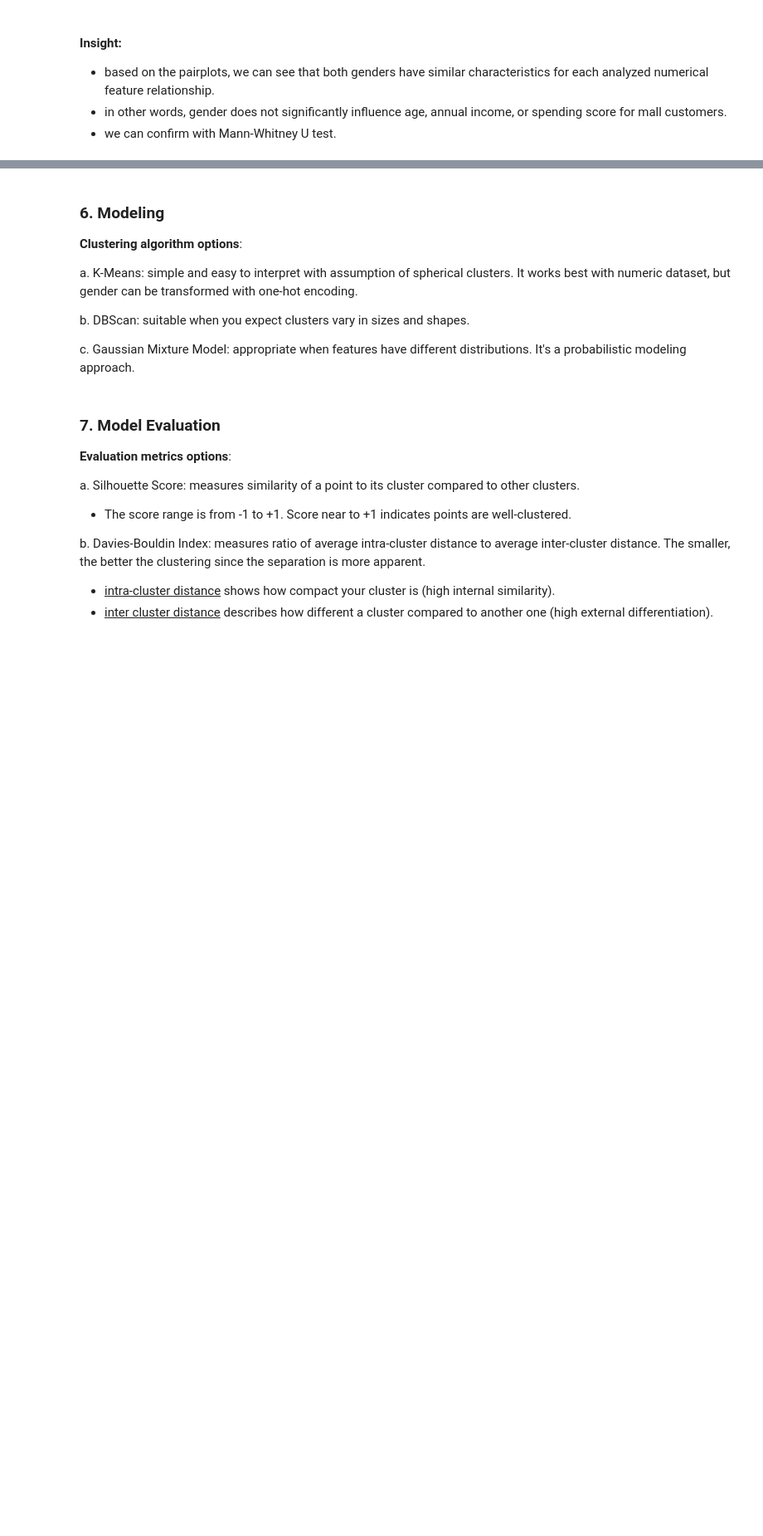
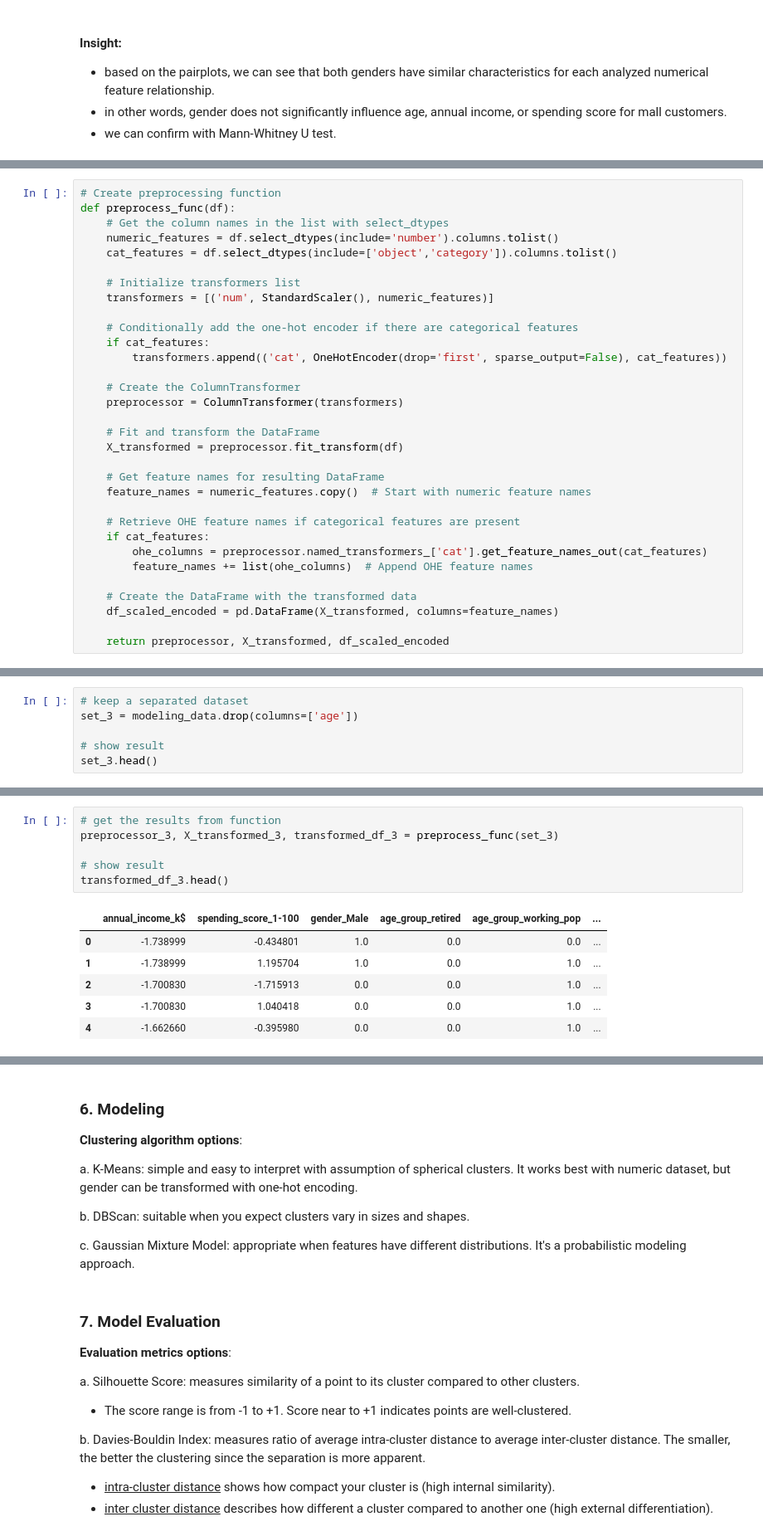
Before and after one commit to catherinehelenna/Market-Basket-Analysis, a Jupyter notebook: modeling.ipynb, the cells around one changed output, grey strips where cells are left out. Shown: that part at 83% size. Cells and saved outputs as stored; diff of their text form; blank space fills up the shorter version.

```diff
--- a/modeling.ipynb
+++ b/modeling.ipynb
@@ -186,0 +277,32 @@ plt.show()
+# %%
+# Create preprocessing function
+def preprocess_func(df):
+    # Get the column names in the list with select_dtypes
+    numeric_features = df.select_dtypes(include='number').columns.tolist()
+    cat_features = df.select_dtypes(include=['object','category']).columns.tolist()
+
+    # Initialize transformers list
+    transformers = [('num', StandardScaler(), numeric_features)]
+
+    # Conditionally add the one-hot encoder if there are categorical features
+    if cat_features:
+        transformers.append(('cat', OneHotEncoder(drop='first', sparse_output=False), cat_features))
+
+    # Create the ColumnTransformer
+    preprocessor = ColumnTransformer(transformers)
+
+    # Fit and transform the DataFrame
+    X_transformed = preprocessor.fit_transform(df)
+
+    # Get feature names for resulting DataFrame
+    feature_names = numeric_features.copy()  # Start with numeric feature names
+
+    # Retrieve OHE feature names if categorical features are present
+    if cat_features:
+        ohe_columns = preprocessor.named_transformers_['cat'].get_feature_names_out(cat_features)
+        feature_names += list(ohe_columns)  # Append OHE feature names
+
+    # Create the DataFrame with the transformed data
+    df_scaled_encoded = pd.DataFrame(X_transformed, columns=feature_names)
+
+    return preprocessor, X_transformed, df_scaled_encoded
@@ -186,0 +399,6 @@ plt.show()
+# %%
+# keep a separated dataset
+set_3 = modeling_data.drop(columns=['age'])
+
+# show result
+set_3.head()
@@ -186,0 +426,13 @@ plt.show()
+# %%
+# get the results from function
+preprocessor_3, X_transformed_3, transformed_df_3 = preprocess_func(set_3)
+
+# show result
+transformed_df_3.head()
+# %% [output]
+|  | annual_income_k$ | spending_score_1-100 | gender_Male | age_group_retired | age_group_working_pop | ... |
+| 0 | -1.738999 | -0.434801 | 1.0 | 0.0 | 0.0 | ... |
+| 1 | -1.738999 | 1.195704 | 1.0 | 0.0 | 1.0 | ... |
+| 2 | -1.700830 | -1.715913 | 0.0 | 0.0 | 1.0 | ... |
+| 3 | -1.700830 | 1.040418 | 0.0 | 0.0 | 1.0 | ... |
+| 4 | -1.662660 | -0.395980 | 0.0 | 0.0 | 1.0 | ... |
```
Also changed, not shown: parts of 21 cells of this notebook.
